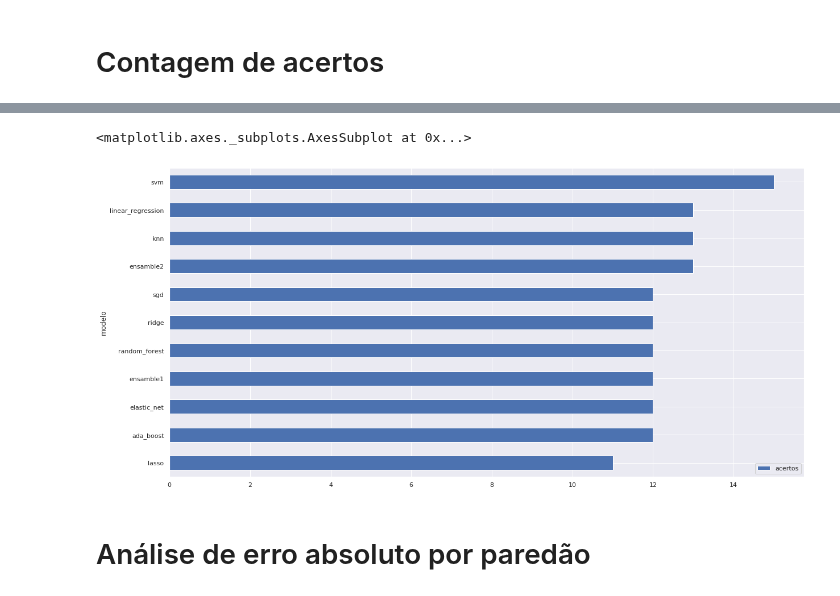
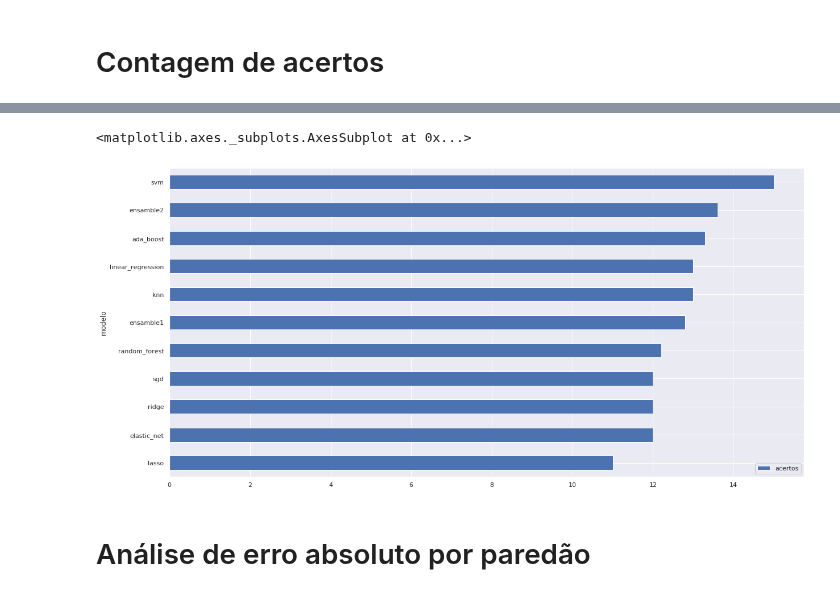
Before and after one commit to kenzosakiyama/BBBert20, a Jupyter notebook: paredoes.ipynb, the cells around one changed output, grey strips where cells are left out. Saved outputs shown, nothing was run; the diff lists cells and outputs as text; code cells hidden in the pictures.

Commit message:
Averagings paredoes

```diff
--- a/paredoes.ipynb
+++ b/paredoes.ipynb
@@ -70 +70,4 @@ paredoes_df = run_paredoes()
+# %%
+paredoes_analysis_df = run_paredoes(0)
+for index in range(1, REPETITIONS): paredoes_analysis_df = paredoes_analysis_df.append(run_paredoes(index), ignore_index=True)
 # %%
@@ -79,5 +82,5 @@ paredoes_df.head()
 # %% [markdown]
 # Contagem de acertos
 # %%
-paredoes_df["erro_absoluto"] = abs(paredoes_df["rejeicao"] - paredoes_df["pred_pct"])
-paredoes_df["acertos"] = paredoes_df["eliminado"] == paredoes_df["pred"]
+paredoes_analysis_df["erro_absoluto"] = abs(paredoes_analysis_df["rejeicao"] - paredoes_analysis_df["pred_pct"])
+paredoes_analysis_df["acertos"] = paredoes_analysis_df["eliminado"] == paredoes_analysis_df["pred"]
@@ -83,0 +103,5 @@ paredoes_df["acertos"] = paredoes_df["eliminado"] == paredoes_df["pred"]
+# %%
+resultados_medios = paredoes_analysis_df.groupby(["modelo", "paredao"]).mean()
+resultados_medios["acertos"] = paredoes_analysis_df[["modelo", "paredao", "acertos"]].groupby(["modelo", "paredao"]).sum().values
+resultados_medios.drop(["repeticao", "rejeicao"], axis=1, inplace=True)
+resultados_medios.reset_index(inplace=True)
@@ -84,2 +124,3 @@ paredoes_df["acertos"] = paredoes_df["eliminado"] == paredoes_df["pred"]
 # %%
-resultados_por_modelo = paredoes_df[["modelo", "acertos"]].groupby("modelo").sum()
+acertos_medios = resultados_medios[["modelo", "acertos"]].groupby("modelo").sum()
+acertos_medios /= REPETITIONS
@@ -102,8 +143,8 @@ resultados_por_modelo
 # %%
-resultados_por_modelo.sort_values(by="acertos").plot.barh()
+acertos_medios.sort_values(by="acertos").plot.barh()
 # %% [output]
 <matplotlib.axes._subplots.AxesSubplot at 0x...>
-[figure, old version]
+[figure, new version]
 # %% [markdown]
 # Análise de erro absoluto por paredão
 # %%
```
Also changed, not shown: parts of 14 cells of this notebook, 1 other file.
